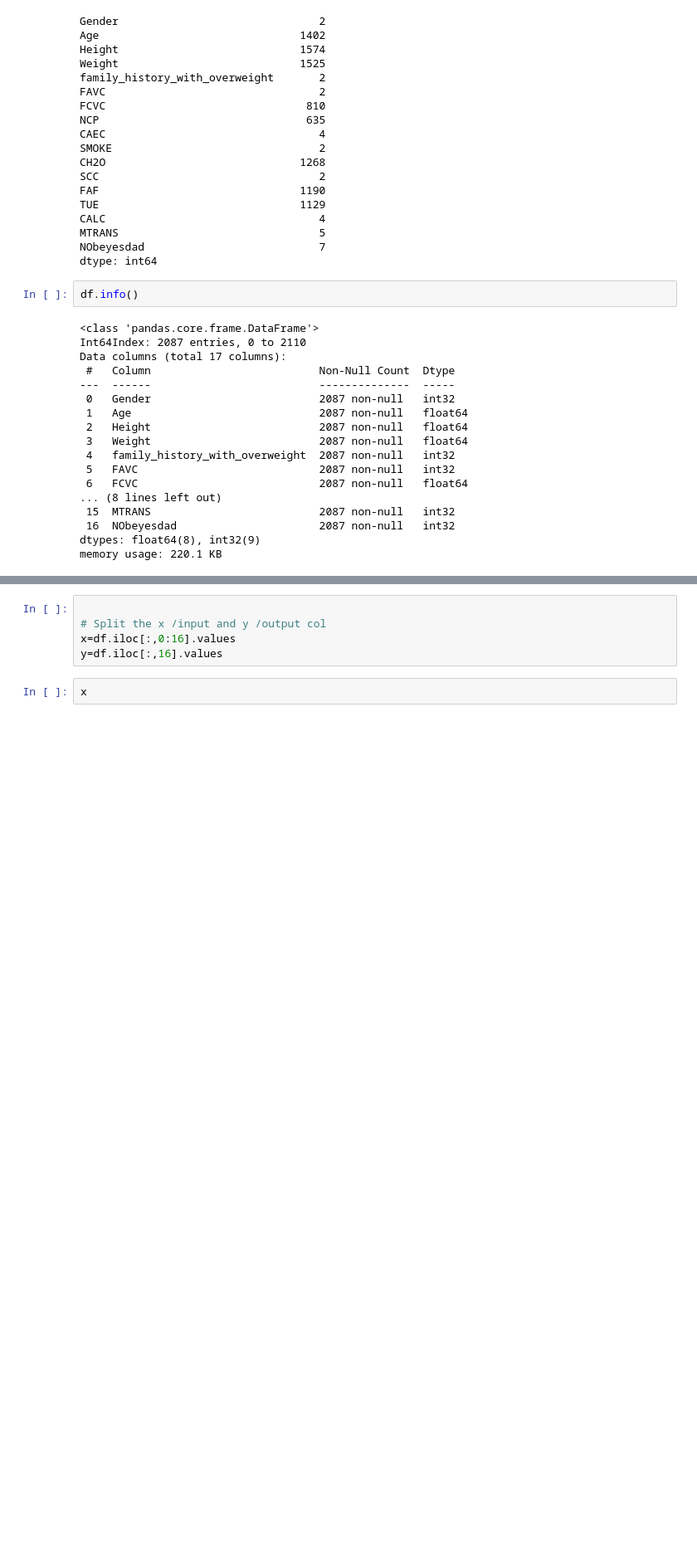
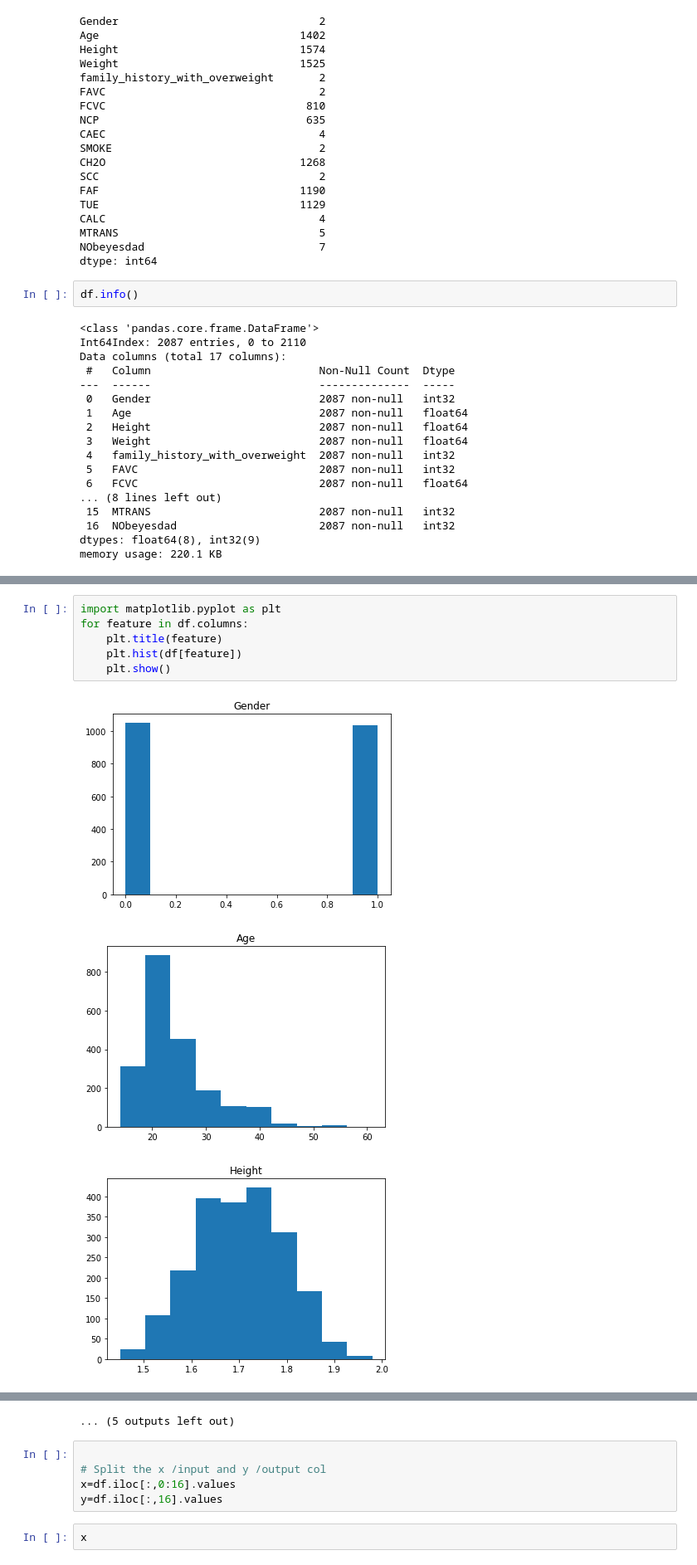
Before and after one commit to sumathisrini/ML_classification_Individual_Project, a Jupyter notebook: Project_obesity.ipynb, the cells around one changed output, grey strips where cells are left out. Shown at 83% size. Saved outputs shown, nothing was run; the diff lists cells and outputs as text; blank space fills up the shorter version.

```diff
--- a/Project_obesity.ipynb
+++ b/Project_obesity.ipynb
@@ -361,0 +399,10 @@ memory usage: 220.1 KB
+# %%
+import matplotlib.pyplot as plt
+for feature in df.columns:
+    plt.title(feature)
+    plt.hist(df[feature])
+    plt.show()
+# %% [output]
+[figure, added]
+[figure, added]
+[figure, added]
@@ -362,3 +418,4 @@ memory usage: 220.1 KB
+... (5 outputs left out)
 # %%
 
 # Split the x /input and y /output col
```
Also changed, not shown: parts of 16 cells of this notebook.
